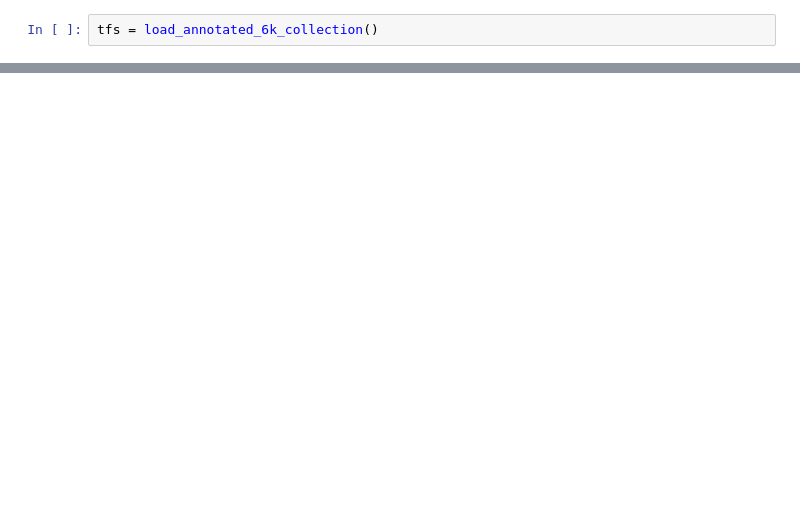
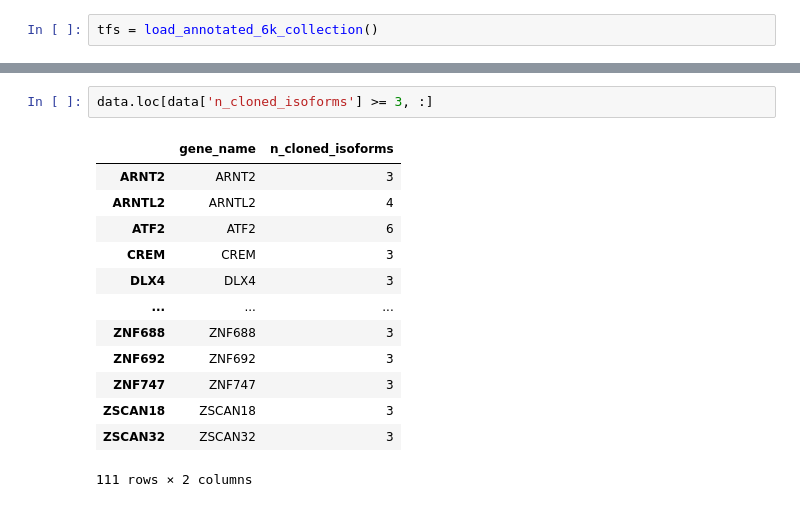
Before and after one commit to CCSB-DFCI/TF_isoforms_paper, a Jupyter notebook: analysis/i_integrative_analysis/tf_gene_summary_figures.ipynb, the cells around one changed output, grey strips where cells are left out. Cells and saved outputs as stored; diff of their text form; blank space fills up the shorter version.

```diff
--- a/analysis/i_integrative_analysis/tf_gene_summary_figures.ipynb
+++ b/analysis/i_integrative_analysis/tf_gene_summary_figures.ipynb
@@ -98,0 +88,16 @@ tfs['SMAD4'].protein_diagram()
+# %%
+data.loc[data['n_cloned_isoforms'] >= 3, :]
+# %% [output]
+|  | gene_name | n_cloned_isoforms |
+| ARNT2 | ARNT2 | 3 |
+| ARNTL2 | ARNTL2 | 4 |
+| ATF2 | ATF2 | 6 |
+| CREM | CREM | 3 |
+| DLX4 | DLX4 | 3 |
+| ... | ... | ... |
+| ZNF688 | ZNF688 | 3 |
+| ZNF692 | ZNF692 | 3 |
+| ZNF747 | ZNF747 | 3 |
+| ZSCAN18 | ZSCAN18 | 3 |
+| ZSCAN32 | ZSCAN32 | 3 |
+111 rows × 2 columns
```
Also changed, not shown: parts of 22 cells of this notebook, 6 other files.
